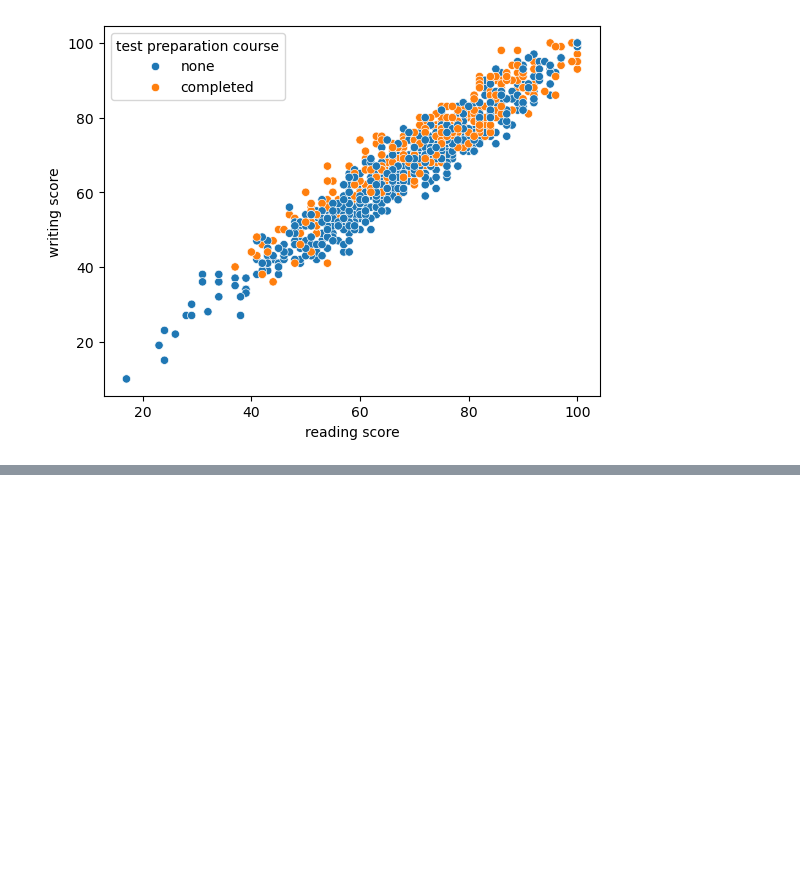
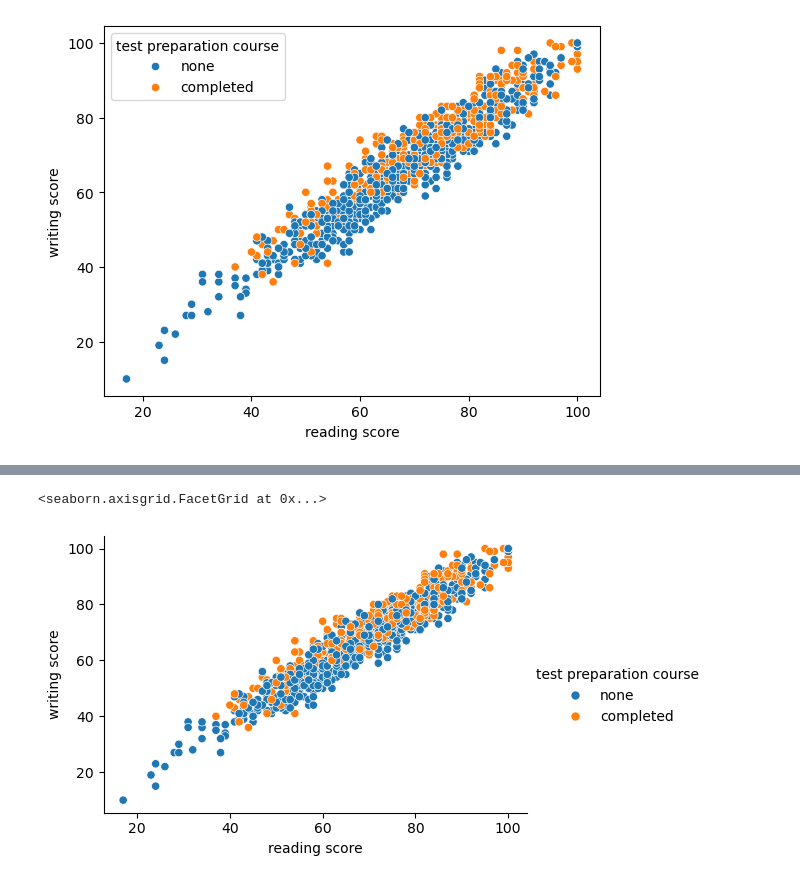
Before and after one commit to RoRo-D/CIS_410_Assignment4_Fall2024, a Jupyter notebook: exams.ipynb, the cells around one changed output, grey strips where cells are left out. Saved outputs shown, nothing was run; the diff lists cells and outputs as text; code cells hidden in the pictures; blank space fills up the shorter version.

```diff
--- a/exams.ipynb
+++ b/exams.ipynb
@@ -147,0 +151,5 @@ sns.relplot(data=data, x='reading score', y='writing score', hue='test preparati
+# %%
+sns.relplot(data=data, x='reading score', y='writing score', hue='test preparation course',height=3.5, aspect= 1.5)
+# %% [output]
+<seaborn.axisgrid.FacetGrid at 0x...>
+[figure, added]
```
Also changed, not shown: parts of 1 cell of this notebook.
